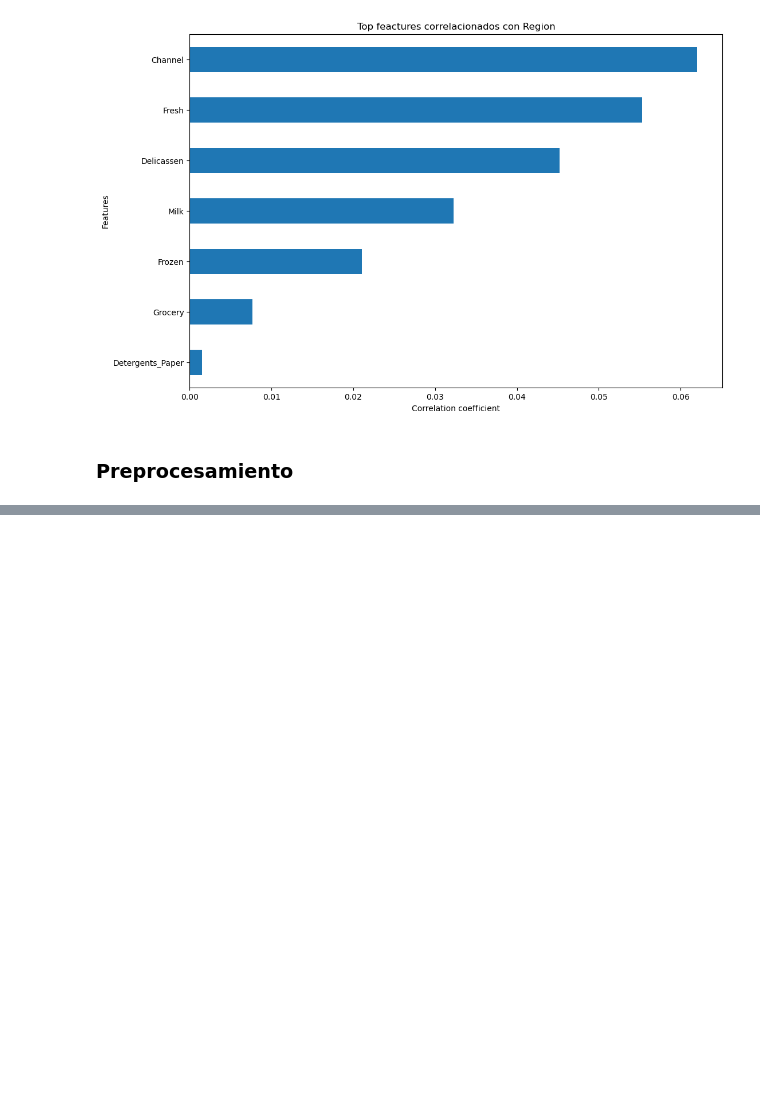
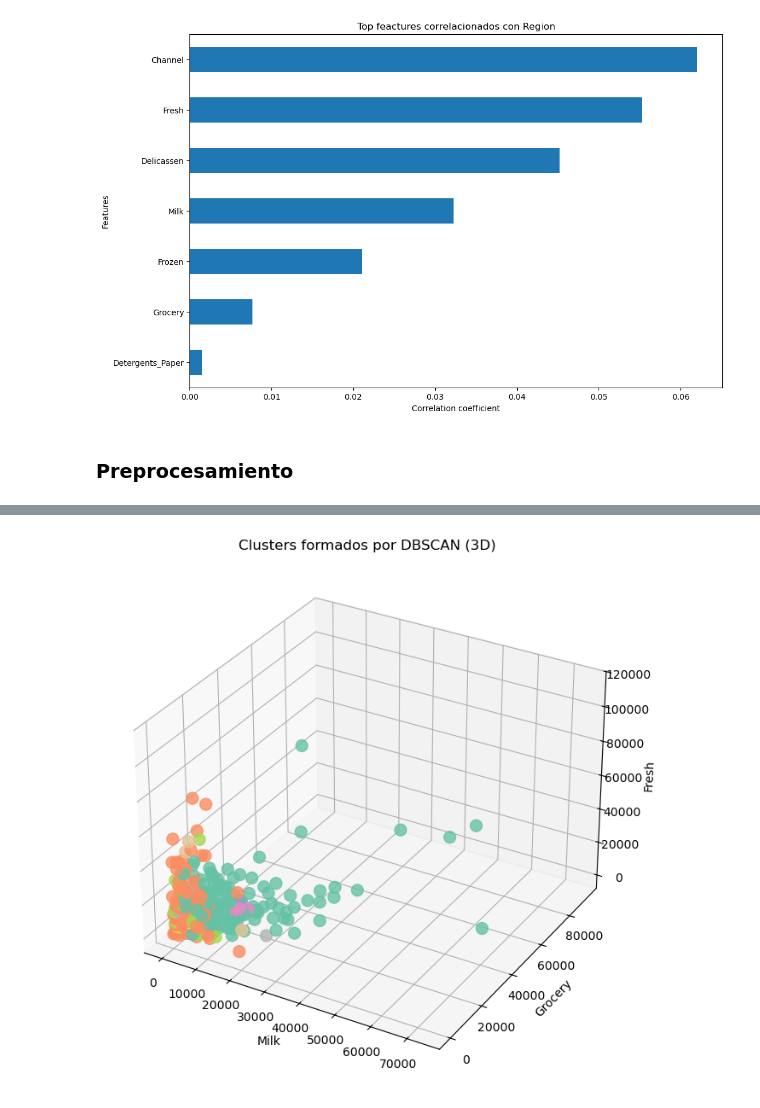
Before and after one commit to gillopy/Coding_Dojo_DS_ML, a Jupyter notebook: 3 - Advance_Machine_Learning/1 - Aprendizaje no supervisado/1.7 - Clusterización - DBSCAN (Core)/DBSCAN (Core).ipynb, the cells around one changed output, grey strips where cells are left out. Cells and saved outputs as stored; diff of their text form; code cells hidden in the pictures; blank space fills up the shorter version.

```diff
--- a/3 - Advance_Machine_Learning/1 - Aprendizaje no supervisado/1.7 - Clusterización - DBSCAN (Core)/19 - DBSCAN (Core).ipynb
+++ b/3 - Advance_Machine_Learning/1 - Aprendizaje no supervisado/1.7 - Clusterización - DBSCAN (Core)/DBSCAN (Core).ipynb
@@ -292,0 +307,19 @@ Text(0, 0.5, 'Features')
+# %%
+import pandas as pd
+
+# Supongamos que 'data2' ya está cargado
+# Iterar sobre todas las columnas numéricas
+for columna in data2.select_dtypes(include='number').columns:
+    Q1 = data2[columna].quantile(0.25)  # Primer cuartil
+    Q3 = data2[columna].quantile(0.75)  # Tercer cuartil
+    IQR = Q3 - Q1  # Rango intercuartil
+
+    # Límites para definir outliers
+    limite_inferior = Q1 - 1.5 * IQR
+    limite_superior = Q3 + 1.5 * IQR
+
+    # Reemplazar valores fuera de los límites por la mediana
+    mediana = data2[columna].median()
+    data2[columna] = data2[columna].apply(
+        lambda x: mediana if x < limite_inferior or x > limite_superior else x
+    )
@@ -292,0 +396,18 @@ Text(0, 0.5, 'Features')
+# %%
+from mpl_toolkits.mplot3d import Axes3D
+
+fig = plt.figure(figsize=(12, 8))
+ax = fig.add_subplot(111, projection='3d')
+
+ax.scatter(
+    data['Milk'], data['Grocery'], data['Fresh'],
+    c=data['Cluster'], cmap='Set2', s=100, alpha=0.8
+)
+
+ax.set_title("Clusters formados por DBSCAN (3D)")
+ax.set_xlabel("Milk")
+ax.set_ylabel("Grocery")
+ax.set_zlabel("Fresh")
+plt.show()
+# %% [output]
+[figure, added]
```
Also changed, not shown: parts of 9 cells of this notebook.
